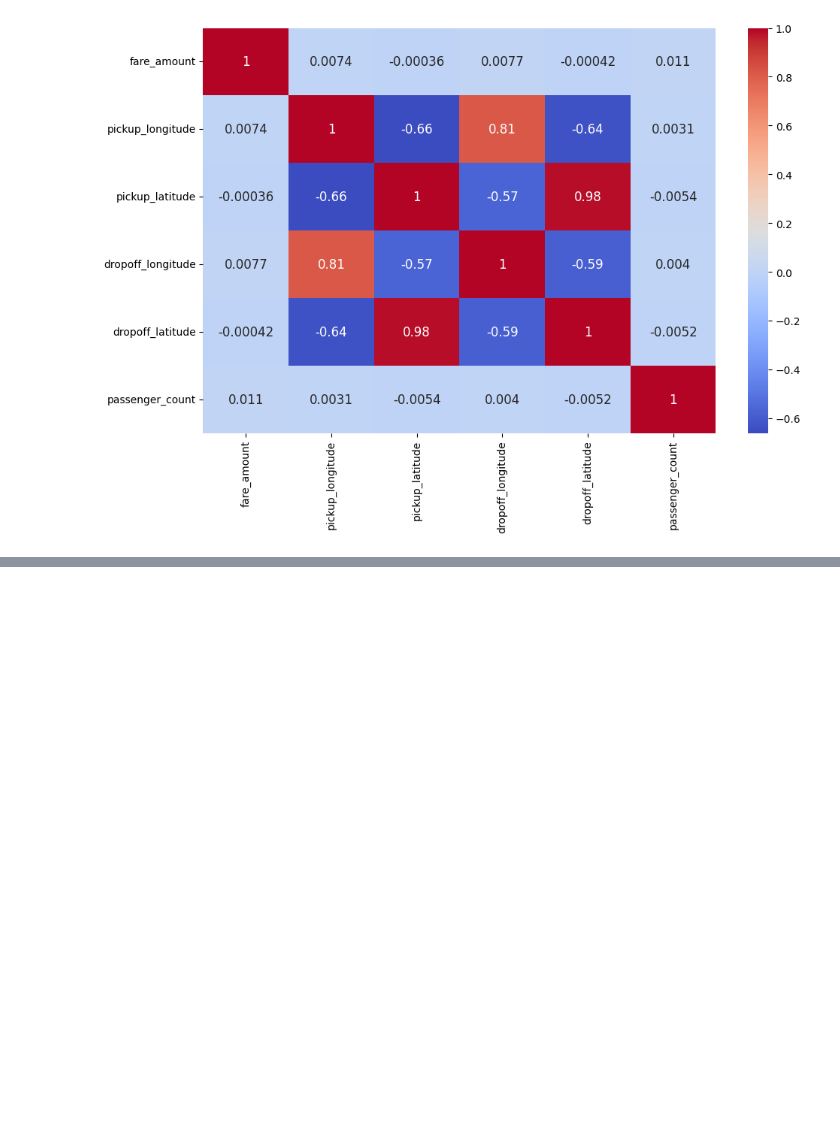
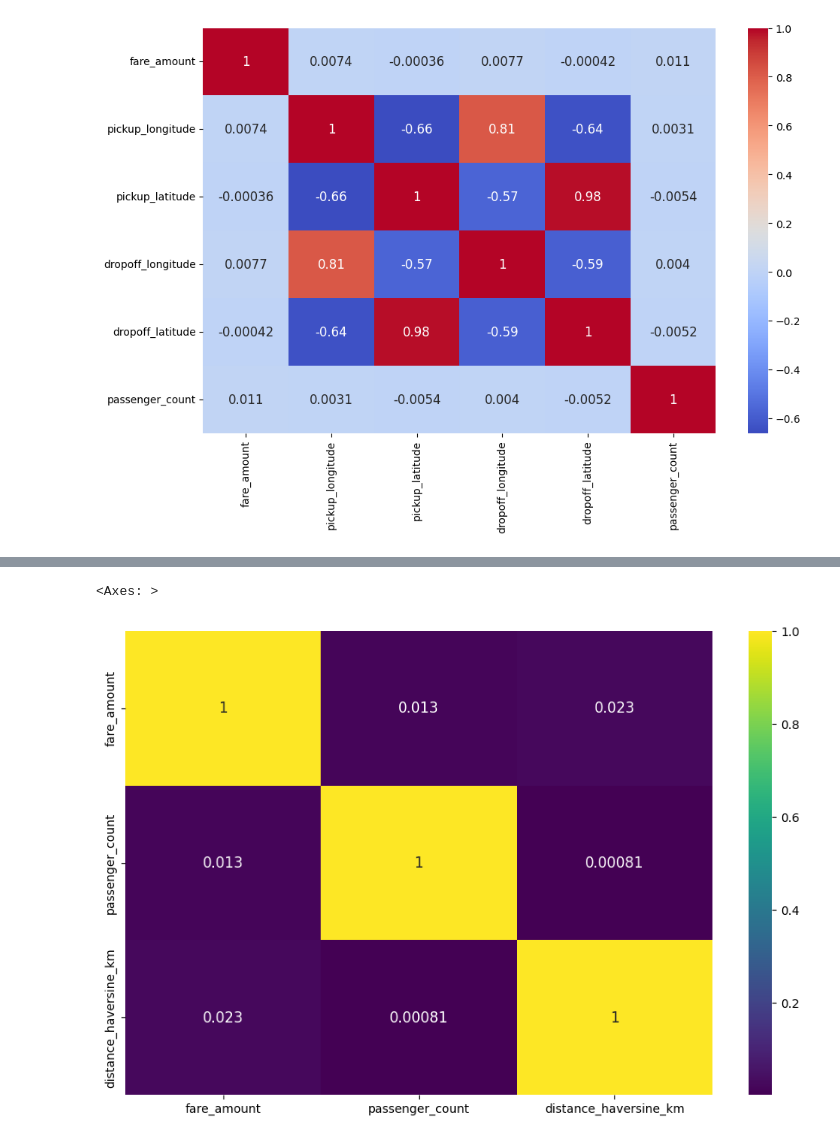
Before and after one commit to yjalil/prelectureMLops, a Jupyter notebook: project/notebooks/Progress_taxifare.ipynb, the cells around one changed output, grey strips where cells are left out. Drawn from its saved outputs; the diff is of its cells as text; code cells hidden in the pictures; blank space fills up the shorter version.

```diff
--- a/project/notebooks/Progress_taxifare.ipynb
+++ b/project/notebooks/Progress_taxifare.ipynb
@@ -175,0 +343,10 @@ sns.heatmap(
+# %%
+# Dropping Distance_Euclidean_Degrees
+data_transformed = data_converted.drop(columns=["distance_euclidean_degrees",
+                                                "distance_euclidean_km",
+                                                "pickup_datetime",
+                                                "pickup_longitude",
+                                                "pickup_latitude",
+                                                "dropoff_longitude",
+                                                "dropoff_latitude"])
+data_transformed.head()
@@ -175,0 +360,12 @@ sns.heatmap(
+# %%
+# Function to classify as day or night
+def classify_day_night(hour):
+    if 7 <= hour <= 20:
+        return 'day'
+    else:
+        return 'night'
+
+# Apply the function to new 'pickup_hour' column
+data_transformed['pickup_period'] = data_transformed['pickup_hour'].apply(classify_day_night)
+
+data_transformed.head()
@@ -175,0 +379,7 @@ sns.heatmap(
+# %%
+# Calculate price per kilometer (fare_amount / distance_haversine_km)
+data_transformed['price_per_km'] = data_transformed['fare_amount'] / data_transformed['distance_haversine_km']
+
+# @@@ Distance 0 to be taken into account
+datadist_nonzero = data_transformed[data_transformed["distance_haversine_km"] != 0]
+datadist_nonzero
@@ -175,0 +402,7 @@ sns.heatmap(
+# %%
+# redefining numeric columns ( with exclusion )
+numeric_columns = [col for col in datadist_nonzero.select_dtypes(exclude=["object"]).columns if col not in coordinate_columns]
+# Slicing List to get desired features
+numeric_features = numeric_columns[:3]
+
+numeric_features
@@ -175,0 +422,11 @@ sns.heatmap(
+# %%
+# Correlation plot
+plt.figure(figsize=(11,7))
+sns.heatmap(
+    datadist_nonzero[numeric_features].corr(),
+    cmap='viridis',
+    annot = True,
+    annot_kws={"size": 12})
+# %% [output]
+<Axes: >
+[figure, added]
```
Also changed, not shown: parts of 33 cells of this notebook, 2 other files.
